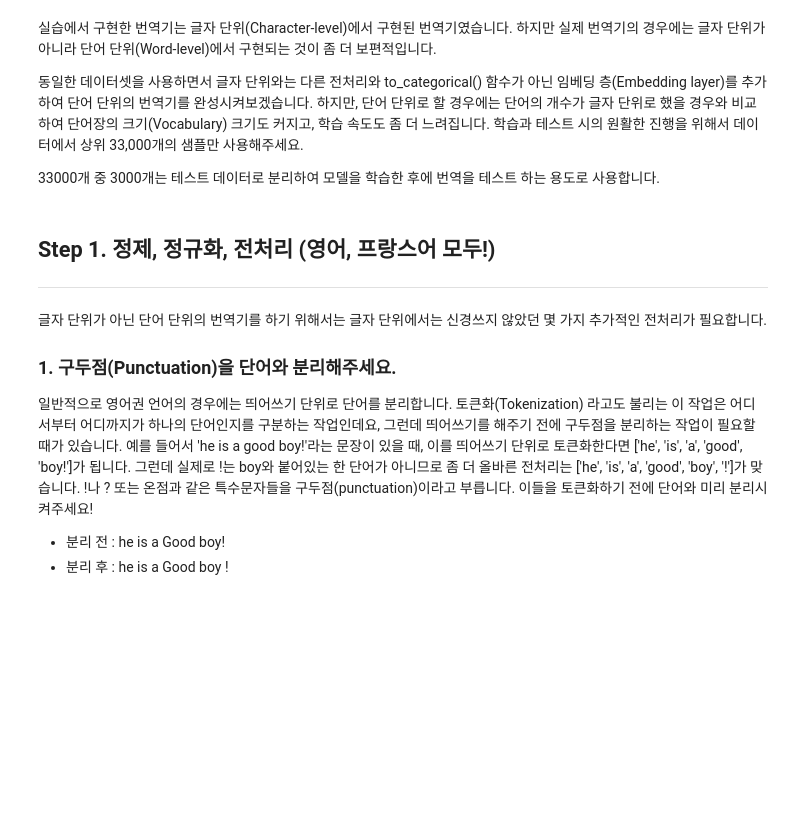
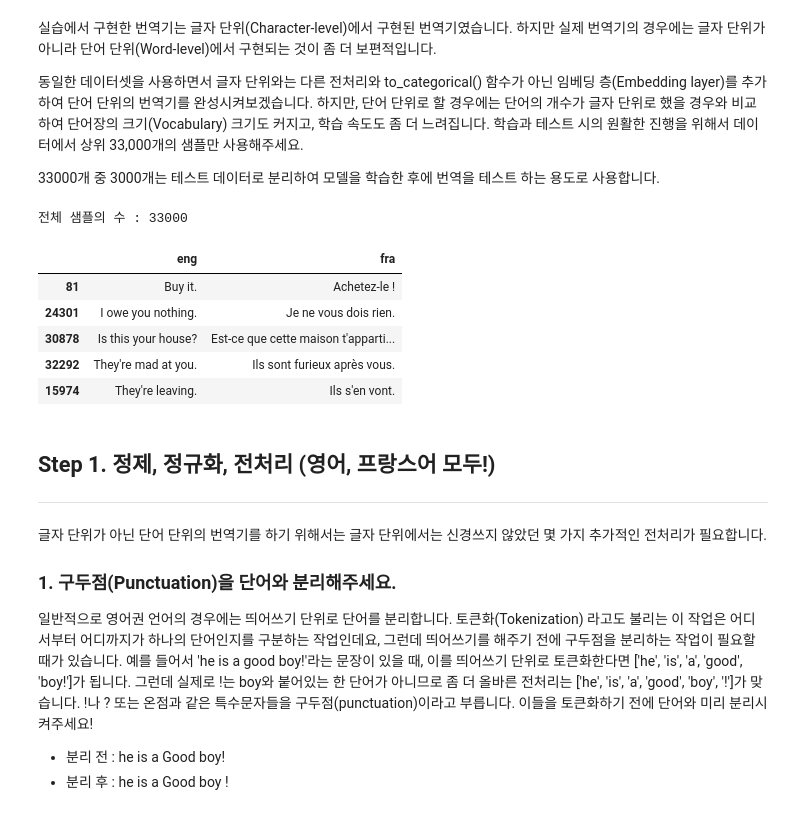
Before and after one commit to feelinppl/Aiffel_RS, a Jupyter notebook: 230113_AIFFEL_EXPL_Porject10_RNN_wordLevelTranslator.ipynb, the cells around one changed output. Saved outputs shown, nothing was run; the diff lists cells and outputs as text; code cells hidden in the pictures; blank space fills up the shorter version.

```diff
--- a/230113_AIFFEL_EXPL_Porject10_RNN_wordLevelTranslator.ipynb
+++ b/230113_AIFFEL_EXPL_Porject10_RNN_wordLevelTranslator.ipynb
@@ -19,6 +19,21 @@ print(tf.__version__)
 동일한 데이터셋을 사용하면서 글자 단위와는 다른 전처리와 to_categorical() 함수가 아닌 임베딩 층(Embedding layer)를 추가하여 단어 단위의 번역기를 완성시켜보겠습니다. 하지만, 단어 단위로 할 경우에는 단어의 개수가 글자 단위로 했을 경우와 비교하여 단어장의 크기(Vocabulary) 크기도 커지고, 학습 속도도 좀 더 느려집니다. 학습과 테스트 시의 원활한 진행을 위해서 데이터에서 상위 33,000개의 샘플만 사용해주세요.
 
 33000개 중 3000개는 테스트 데이터로 분리하여 모델을 학습한 후에 번역을 테스트 하는 용도로 사용합니다.
+# %%
+# data 불러오기
+file_path = '../data/230113/fra.txt'
+lines = pd.read_csv(file_path, names=['eng', 'fra', 'cc'], sep='\t')
+lines = lines[['eng', 'fra']][:33000] # 3.3만개 샘플 사용
+print('전체 샘플의 수 :',len(lines))
+lines.sample(5)
+# %% [output]
+전체 샘플의 수 : 33000
+|  | eng | fra |
+| 81 | Buy it. | Achetez-le ! |
+| 24301 | I owe you nothing. | Je ne vous dois rien. |
+| 30878 | Is this your house? | Est-ce que cette maison t'apparti... |
+| 32292 | They're mad at you. | Ils sont furieux après vous. |
+| 15974 | They're leaving. | Ils s'en vont. |
 # %% [markdown]
 ## Step 1. 정제, 정규화, 전처리 (영어, 프랑스어 모두!)
 ---
```
Also changed, not shown: parts of 23 cells of this notebook, 1 other file.
